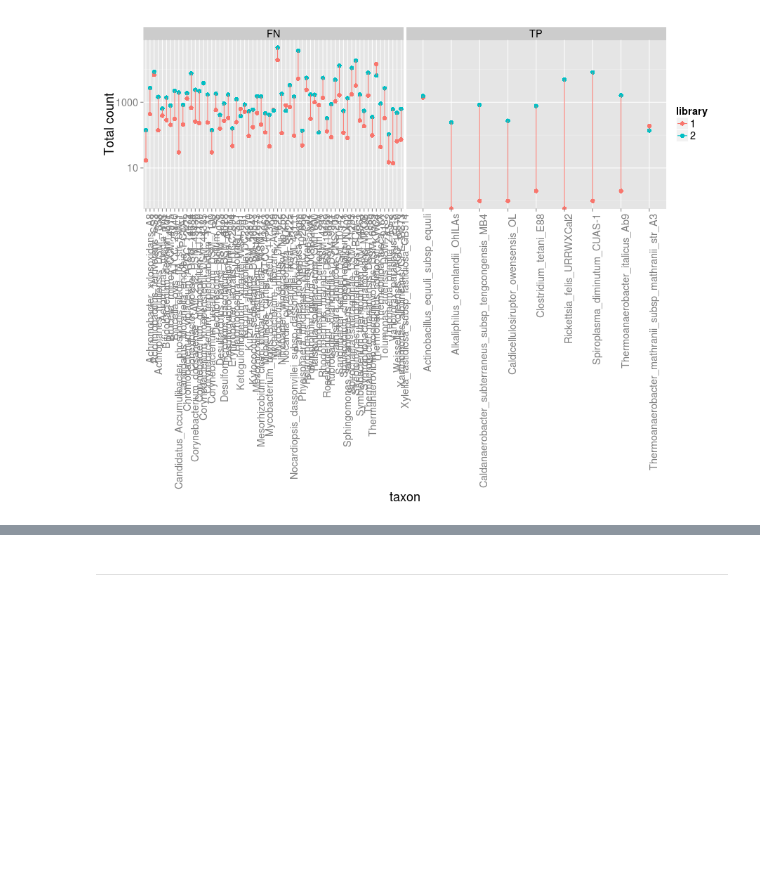
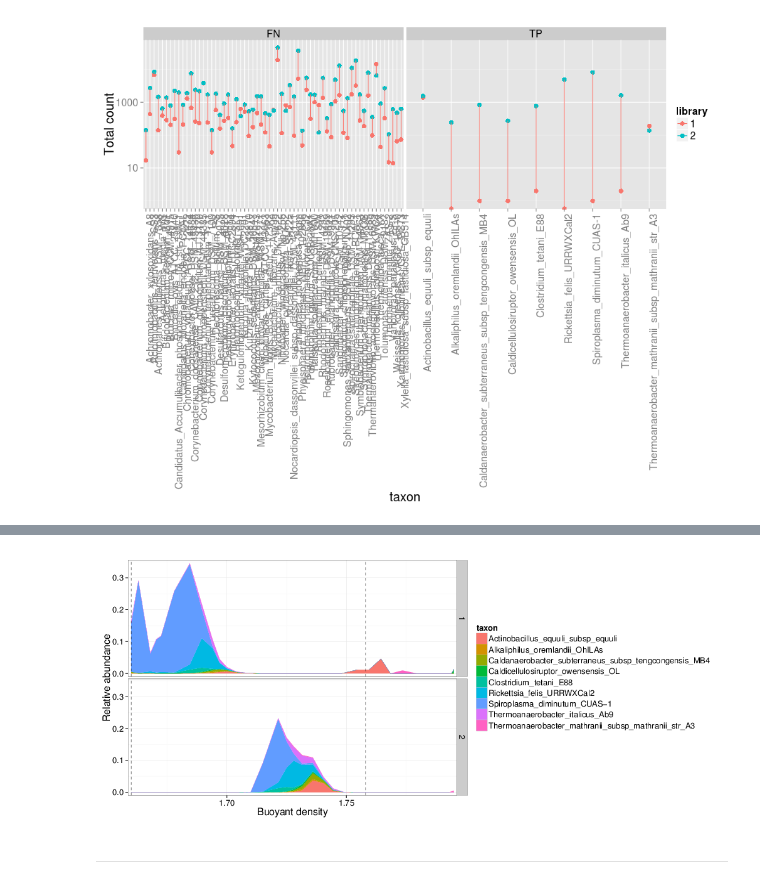
Before and after one commit to nick-youngblut/SIPSim, a Jupyter notebook: ipynb/bac_genome/n1210/perc_incorp_unif.ipynb, the cells around one changed output, grey strips where cells are left out. Saved outputs shown, nothing was run; the diff lists cells and outputs as text; code cells hidden in the pictures; blank space fills up the shorter version.

```diff
--- a/ipynb/bac_genome/n1210/perc_incorp_unif.ipynb
+++ b/ipynb/bac_genome/n1210/perc_incorp_unif.ipynb
@@ -571,3 +566,7 @@ __Notes:__
+# %%
+Image(os.path.join(workDir,'percIncorpUnif/100/TP_taxonAbund_rel-abund.png'))
+# %% [output]
+[figure, added]
 # %% [markdown]
 ***
 # %% [markdown]
```
Also changed, not shown: parts of 29 cells of this notebook, 12 other files.
